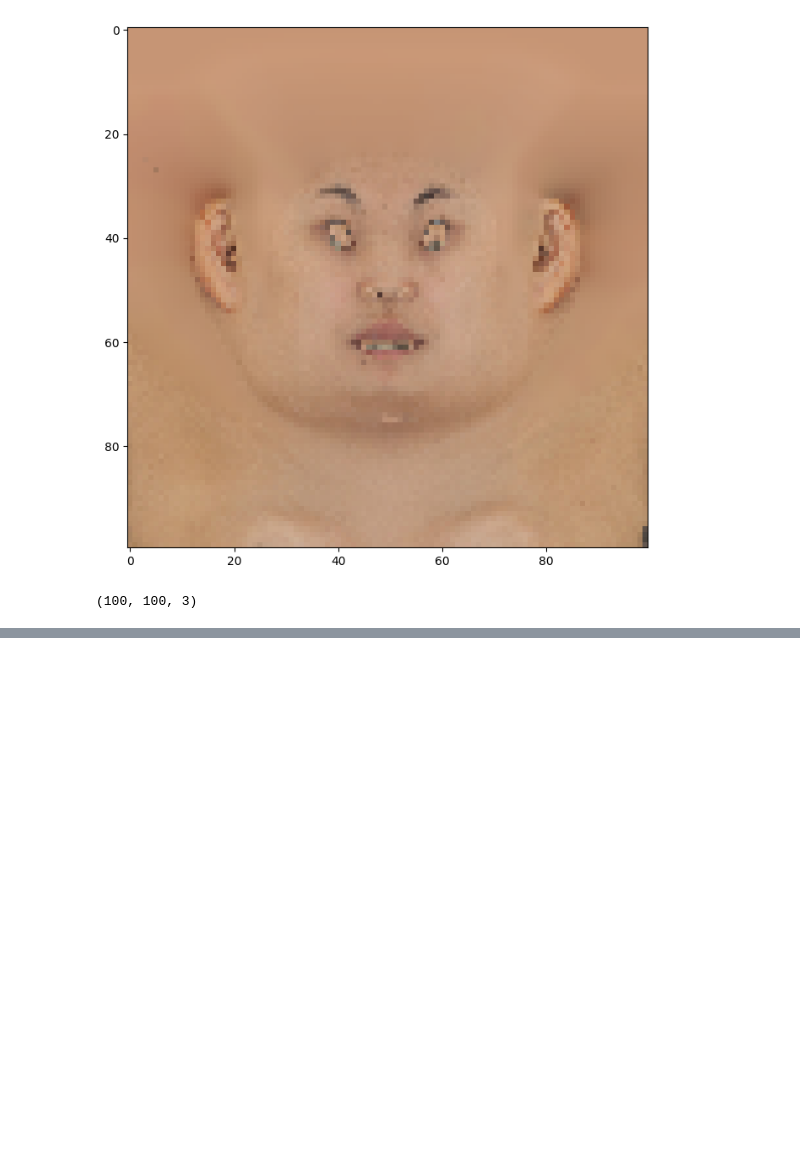
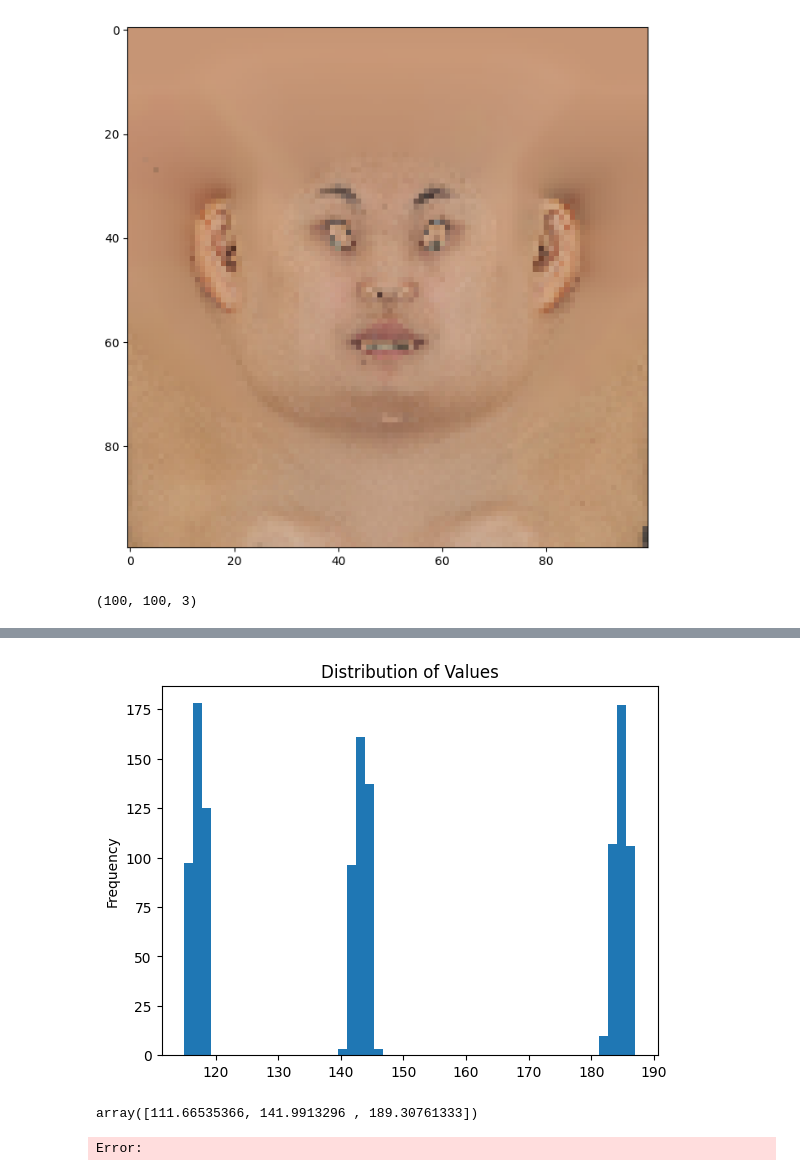
Before and after one commit to skasse/imageProcessing, a Jupyter notebook: imageprocessing/working with image data.ipynb, the cells around one changed output, grey strips where cells are left out. Cells and saved outputs as stored; diff of their text form; code cells hidden in the pictures; blank space fills up the shorter version.

```diff
--- a/imageprocessing/working with image data.ipynb
+++ b/imageprocessing/working with image data.ipynb
@@ -101,0 +125,17 @@ kernel_3x3 =
+# %%
+pd.Series(img_cropped.flatten()).plot(kind='hist',
+    bins=50,
+    title='Distribution of Values')
+plt.show()
+# %% [output]
+[figure, added]
+# %%
+# print(np.mean(img_cropped, axis=(0,1,2)))
+tuple(range(0, img_cropped.ndim-1))
+img_cropped.ndim
+np.mean(img_cropped, axis=tuple(range(0, img_cropped.ndim-1))), np.mean(img_cv2, axis=tuple(range(0, img_cropped.ndim-1)))
+
+np.mean(cv2.imread(processed_noHaircap[1]), axis=tuple(range(0, img_cropped.ndim-1)))
+# %% [output]
+array([111.66535366, 141.9913296 , 189.30761333])
+Error:
```
Also changed, not shown: parts of 4 cells of this notebook, 1 other file.
